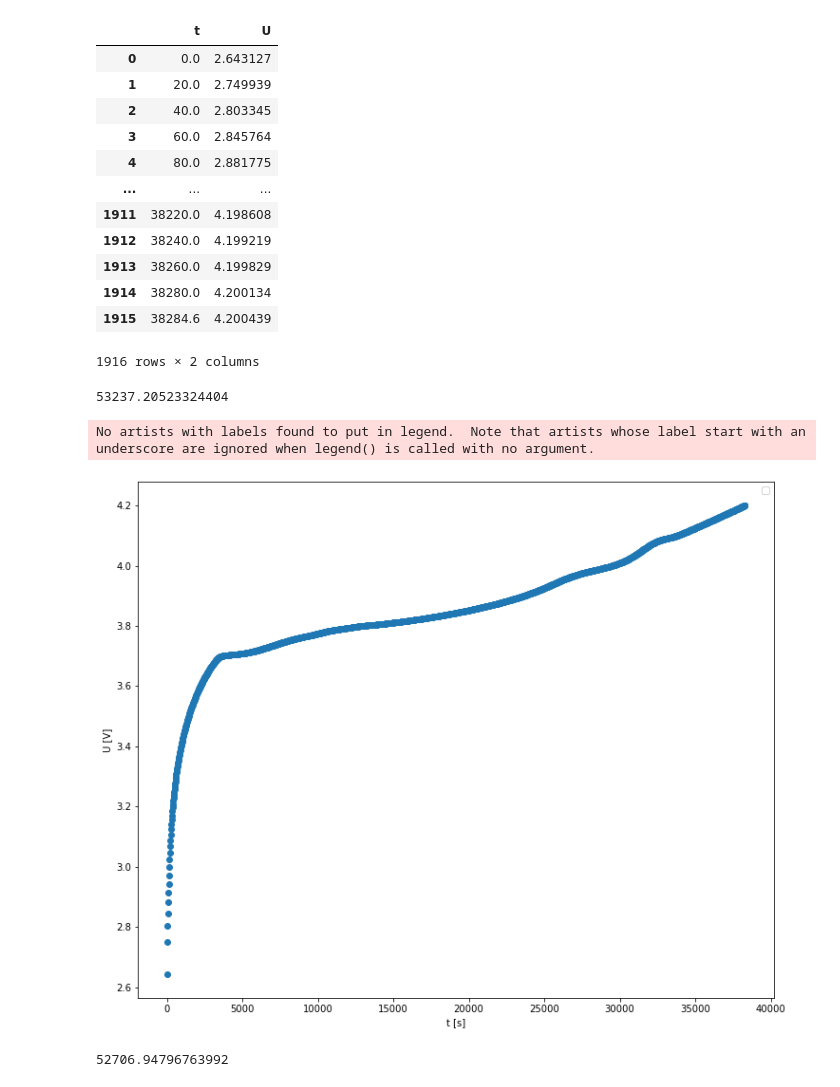
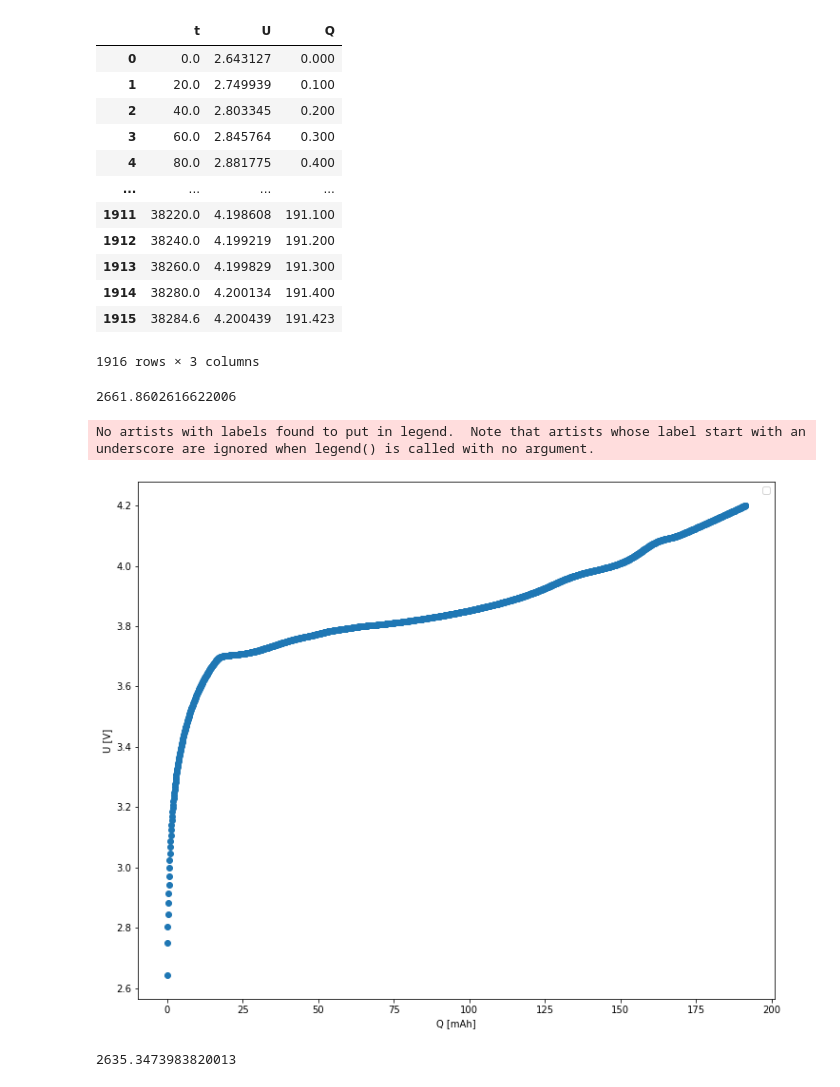
Before and after one commit to finem4n/physics-lab-ii, a Jupyter notebook: lab10/teo.ipynb, the cells around one changed output. Cells and saved outputs as stored; diff of their text form; code cells hidden in the pictures.

```diff
--- a/lab10/teo.ipynb
+++ b/lab10/teo.ipynb
@@ -9,31 +9,32 @@ import sys
 sys.path.append('..')
 
 from libka import *
+# %%
+II = 0.018 # charge and discharge current
 # %%
 df_charge = pd.read_csv("in/CH18mA.txt", sep="\s+", skiprows=0, header=None, names=["t", "U"], usecols=[0, 1], decimal=",")
-
+df_charge["Q"] = df_charge["t"] * II / 3600 * 1000 # mAh
 df_charge
 # %% [output]
-|  | t | U |
-| 0 | 0.0 | 2.643127 |
-| 1 | 20.0 | 2.749939 |
-| 2 | 40.0 | 2.803345 |
-| 3 | 60.0 | 2.845764 |
-| 4 | 80.0 | 2.881775 |
-| ... | ... | ... |
-| 1911 | 38220.0 | 4.198608 |
-| 1912 | 38240.0 | 4.199219 |
-| 1913 | 38260.0 | 4.199829 |
-| 1914 | 38280.0 | 4.200134 |
-| 1915 | 38284.6 | 4.200439 |
+|  | t | U | Q |
+| 0 | 0.0 | 2.643127 | 0.000 |
+| 1 | 20.0 | 2.749939 | 0.100 |
+| 2 | 40.0 | 2.803345 | 0.200 |
+| 3 | 60.0 | 2.845764 | 0.300 |
+| 4 | 80.0 | 2.881775 | 0.400 |
+| ... | ... | ... | ... |
+| 1911 | 38220.0 | 4.198608 | 191.100 |
+| 1912 | 38240.0 | 4.199219 | 191.200 |
+| 1913 | 38260.0 | 4.199829 | 191.300 |
+| 1914 | 38280.0 | 4.200134 | 191.400 |
+| 1915 | 38284.6 | 4.200439 | 191.423 |
-1916 rows × 2 columns
+1916 rows × 3 columns
 # %%
 # moj sposob
-II = 0.18 # charge and discharge current
 dU = []
 dt = []
 
-integral = 0
+energy_charge = 0
 
 for i in range(0, len(df_charge["U"])-1):
     dU.append((df_charge["U"][i+1]+df_charge["U"][i])/2)
@@ -43,23 +44,23 @@ for i in range(0, len(df_charge["U"])-1):
 # print(len(dU))
 
 for i in range(0, len(dU)):
-    integral += dU[i]*dt[i]*II
-    # integral += dU[i]*0.36
-    # integral += dch["U"][i]*0.36
+    energy_charge += dU[i]*dt[i]*II
+    # energy_discharge += dU[i]*0.36
+    # energy_discharge += dch["U"][i]*0.36
 
-integral
+energy_charge
 # %% [output]
-53237.20523324404
+2661.8602616622006
 # %%
 fig, ax = plt.subplots(figsize=(12, 10))
-ax.plot(df_charge["t"], df_charge["U"], 'o', label="")
-ax.set_xlabel("t [s]")
+ax.plot(df_charge["Q"], df_charge["U"], 'o', label="")
+ax.set_xlabel("Q [mAh]")
 ax.set_ylabel("U [V]")
 ax.legend()
 plt.savefig("out/ch0.jpg")
 plt.show()
 # %% [output]
 No artists with labels found to put in legend.  Note that artists whose label start with an underscore are ignored when legend() is called with no argument.
-[figure, old version]
+[figure, new version]
 # %%
 df_discharge = pd.read_csv("in/DCH18mA.txt", sep="\s+", skiprows=0, header=None, names=["t", "U"], usecols=[0, 1], decimal=",")
@@ -68,7 +70,7 @@ df_discharge = pd.read_csv("in/DCH18mA.txt", sep="\s+", skiprows=0, header=None,
 dU = []
 dt = []
 
-integral = 0
+energy_discharge = 0
 
 for i in range(0, len(df_discharge["U"])-1):
     dU.append((df_discharge["U"][i+1]+df_discharge["U"][i])/2)
@@ -78,12 +80,12 @@ for i in range(0, len(df_discharge["U"])-1):
 # print(len(dU))
 
 for i in range(0, len(dU)):
-    integral += dU[i]*dt[i]*II
-    # integral += dU[i]*0.36
-    # integral += dch["U"][i]*0.36
+    energy_discharge += dU[i]*dt[i]*II
+    # energy_discharge += dU[i]*0.36
+    # energy_discharge += dch["U"][i]*0.36
 
-integral
+energy_discharge
 # %% [output]
-52706.94796763992
+2635.3473983820013
 # %%
 fig, ax = plt.subplots(figsize=(12, 10))
```
Also changed, not shown: parts of 3 cells of this notebook, 3 other files.
